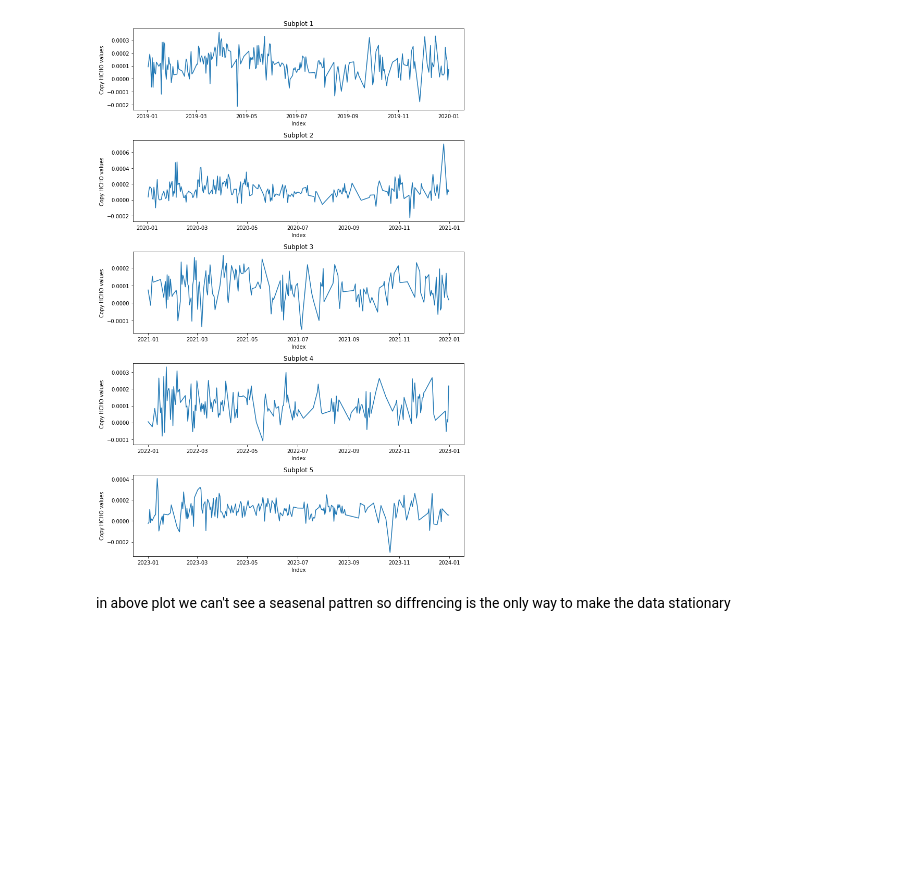
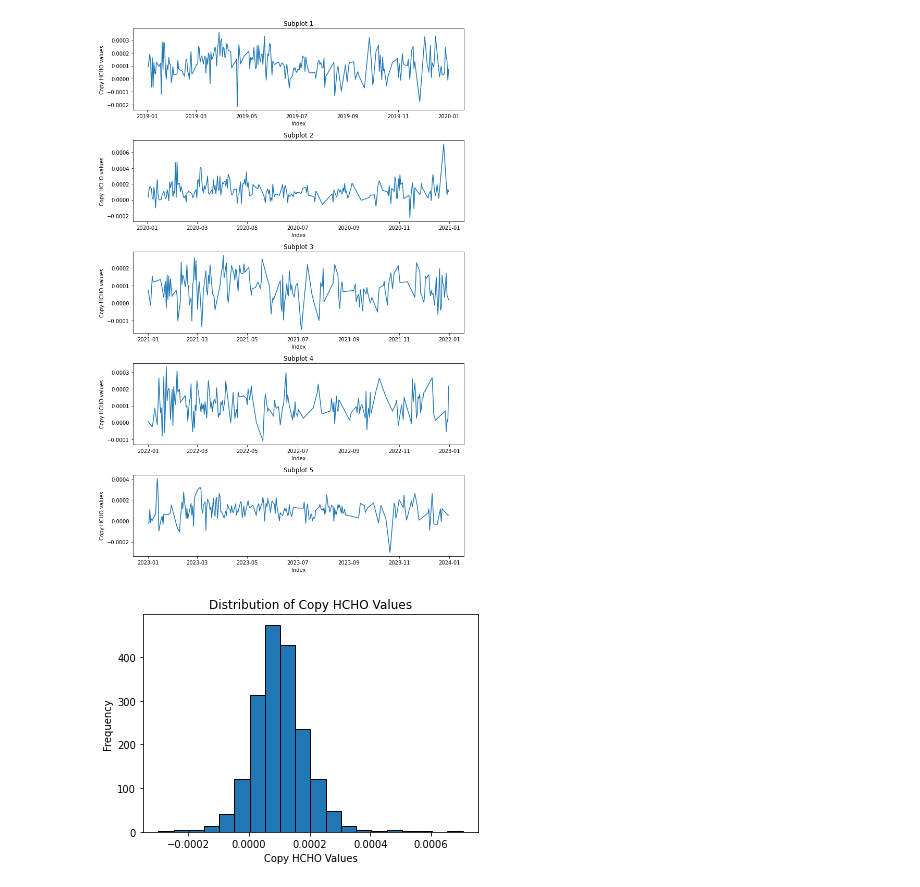
Before and after one commit to Praveen-Rajes/Analyzing-HCHO-Gas-Levels-in-Sri-Lanka-ARIMA, a Jupyter notebook: Data_Preprocessing.ipynb, the cells around one changed output. Saved outputs shown, nothing was run; the diff lists cells and outputs as text; code cells hidden in the pictures; blank space fills up the shorter version.

```diff
--- a/Data_Preprocessing.ipynb
+++ b/Data_Preprocessing.ipynb
@@ -231,5 +231,17 @@ plt.tight_layout()
 plt.show()
 # %% [output]
 [figure]
-# %% [markdown]
-in above plot we can't see a seasenal pattren so diffrencing is the only way to make the data stationary
+# %%
+import matplotlib.pyplot as plt
+
+# Assuming your copy HCHO values are stored in a variable called 'copy_hcho_values'
+copy_hcho_values = Kandy_df['copy HCHO values']
+
+# Plotting the distribution
+plt.hist(copy_hcho_values, bins=20, edgecolor='black')
+plt.xlabel('Copy HCHO Values')
+plt.ylabel('Frequency')
+plt.title('Distribution of Copy HCHO Values')
+plt.show()
+# %% [output]
+[figure, added]
```
Also changed, not shown: parts of 1 cell of this notebook.
